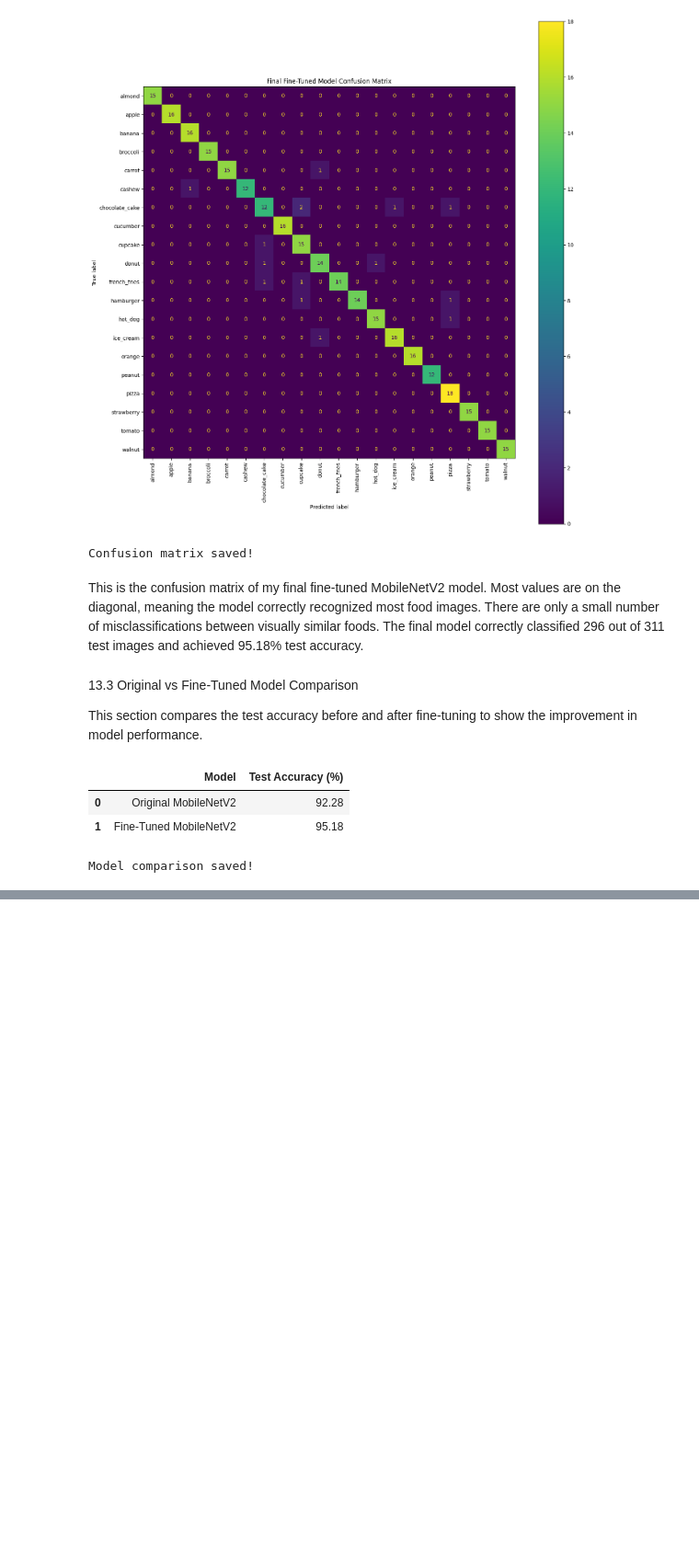
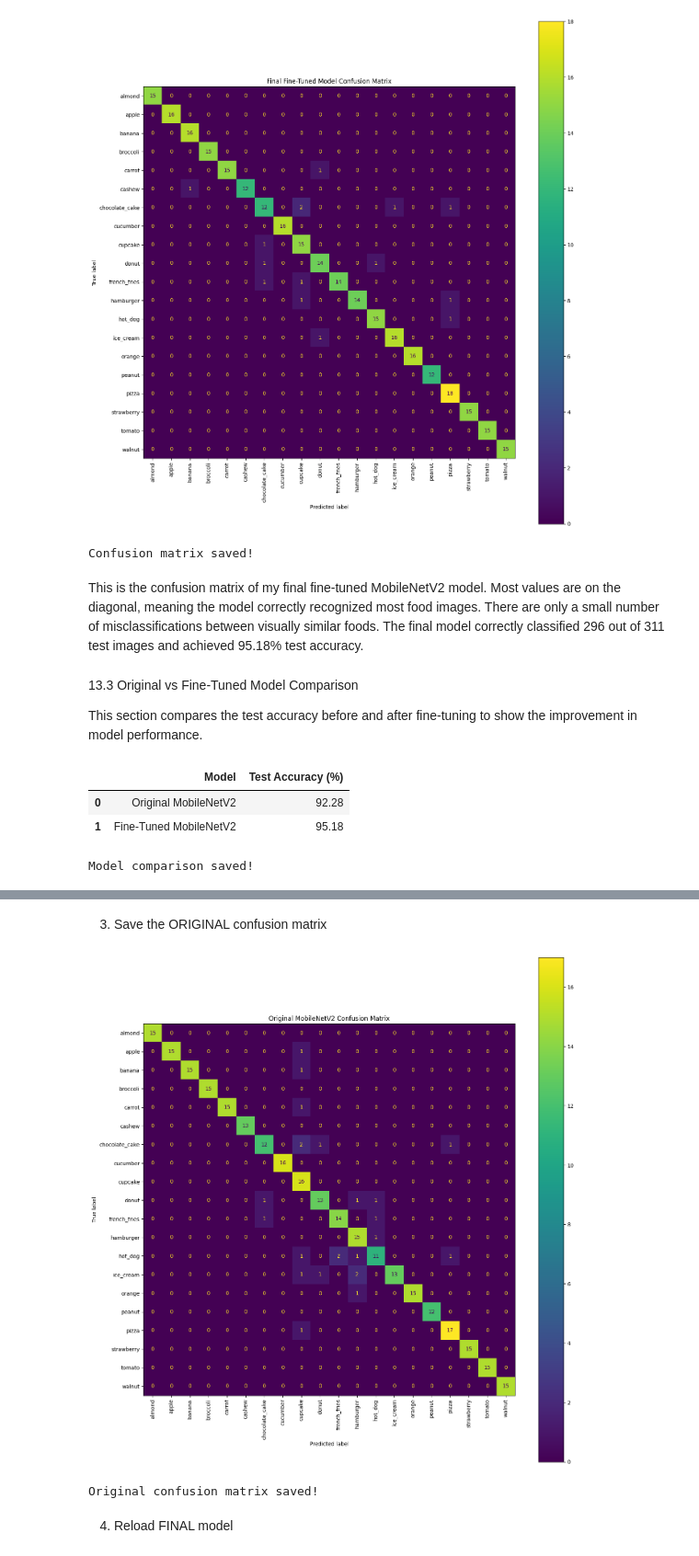
Before and after one commit to yeansreymom25-eng/food-recognition-nutrition, a Jupyter notebook: food_recognition.ipynb, the cells around one changed output, grey strips where cells are left out. Shown at 92% size. Saved outputs shown, nothing was run; the diff lists cells and outputs as text; code cells hidden in the pictures; blank space fills up the shorter version.

Commit message:
Save final result images and evaluation outputs

```diff
--- a/food_recognition.ipynb
+++ b/food_recognition.ipynb
@@ -2595,0 +2678,74 @@ Model comparison saved!
+# %% [markdown]
+3. Save the ORIGINAL confusion matrix
+# %%
+import torch
+from sklearn.metrics import confusion_matrix, ConfusionMatrixDisplay
+import matplotlib.pyplot as plt
+
+original_model_path = (
+    "/content/gdrive/MyDrive/Food_Recognition_Project/"
+    "model/best_mobilenetv2.pth"
+)
+
+# Load original model
+model.load_state_dict(
+    torch.load(original_model_path, map_location=device)
+)
+
+model = model.to(device)
+model.eval()
+
+original_labels = []
+original_predictions = []
+
+with torch.no_grad():
+
+    for images, labels in test_loader:
+
+        images = images.to(device)
+        labels = labels.to(device)
+
+        outputs = model(images)
+
+        _, predicted = torch.max(outputs, 1)
+
+        original_labels.extend(labels.cpu().numpy())
+        original_predictions.extend(predicted.cpu().numpy())
+
+original_cm = confusion_matrix(
+    original_labels,
+    original_predictions
+)
+
+fig, ax = plt.subplots(figsize=(14, 14))
+
+disp = ConfusionMatrixDisplay(
+    confusion_matrix=original_cm,
+    display_labels=class_names
+)
+
+disp.plot(
+    ax=ax,
+    xticks_rotation=90
+)
+
+plt.title("Original MobileNetV2 Confusion Matrix")
+plt.tight_layout()
+
+plt.savefig(
+    os.path.join(
+        results_dir,
+        "original_confusion_matrix.png"
+    ),
+    dpi=300,
+    bbox_inches="tight"
+)
+
+plt.show()
+
+print("Original confusion matrix saved!")
+# %% [output]
+[figure, added]
+Original confusion matrix saved!
+# %% [markdown]
+4. Reload FINAL model
```
Also changed, not shown: parts of 8 cells of this notebook.
